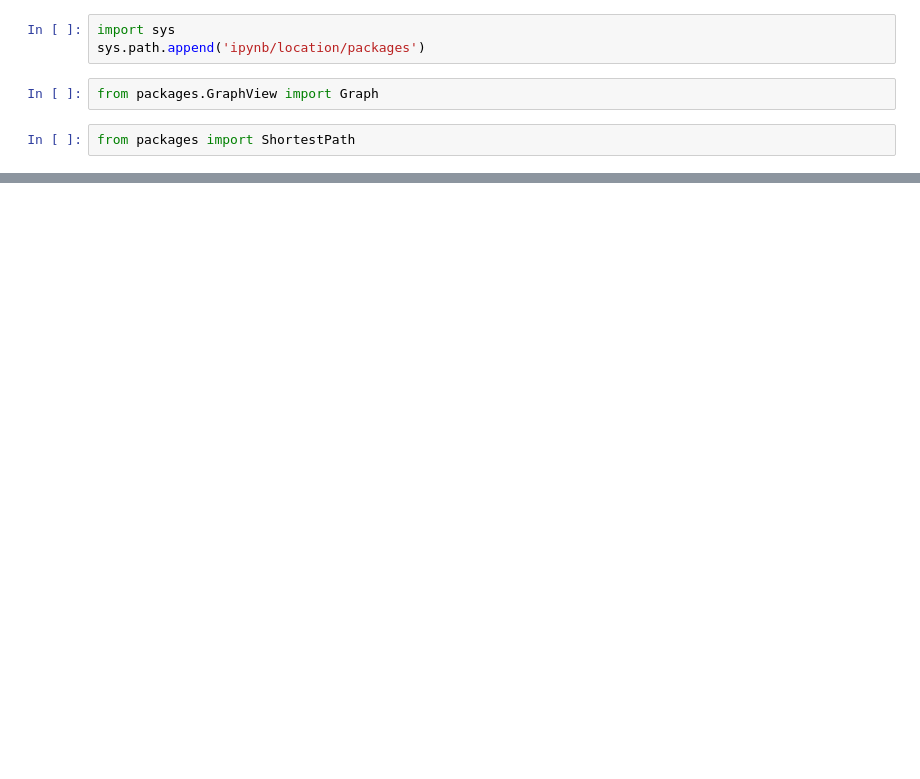
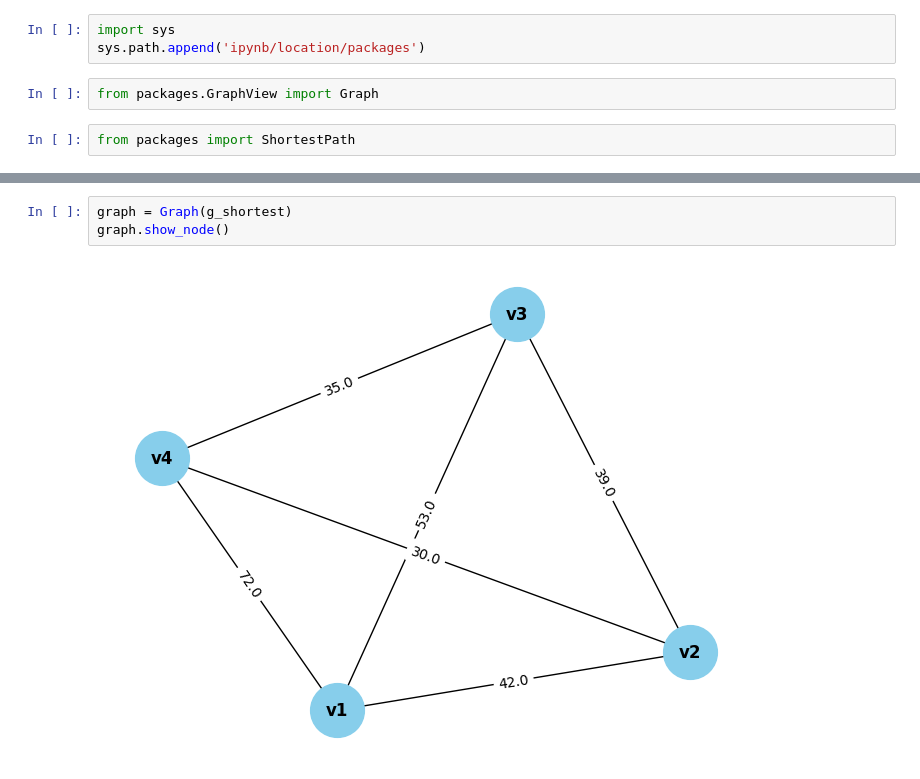
Before and after one commit to Bancie/thuhoach.nckh, a Jupyter notebook: ipynb/location/VDMH Single Center.ipynb, the cells around one changed output, grey strips where cells are left out. Drawn from its saved outputs; the diff is of its cells as text; blank space fills up the shorter version.

```diff
--- a/ipynb/location/VDMH Single Center.ipynb
+++ b/ipynb/location/VDMH Single Center.ipynb
@@ -17,0 +46,5 @@ graph.show_node()
+# %%
+graph = Graph(g_shortest)
+graph.show_node()
+# %% [output]
+[figure, added]
```
Also changed, not shown: parts of 14 cells of this notebook, 12 other files.
